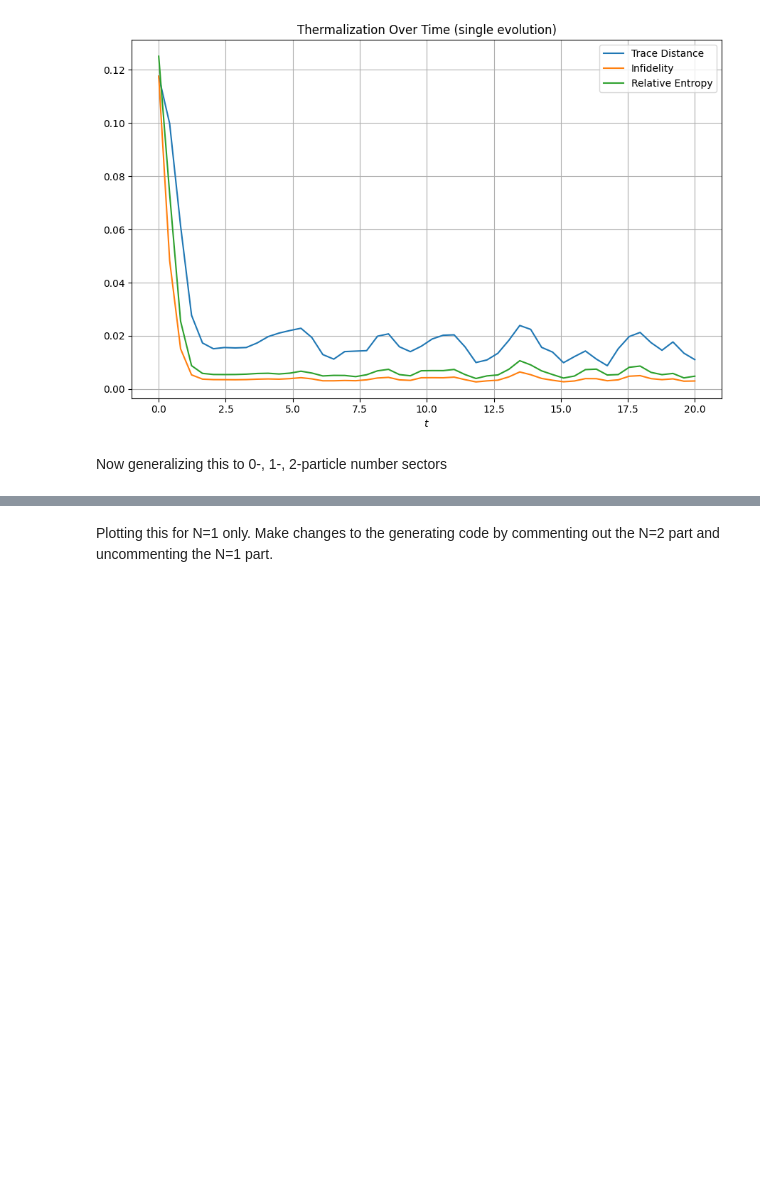
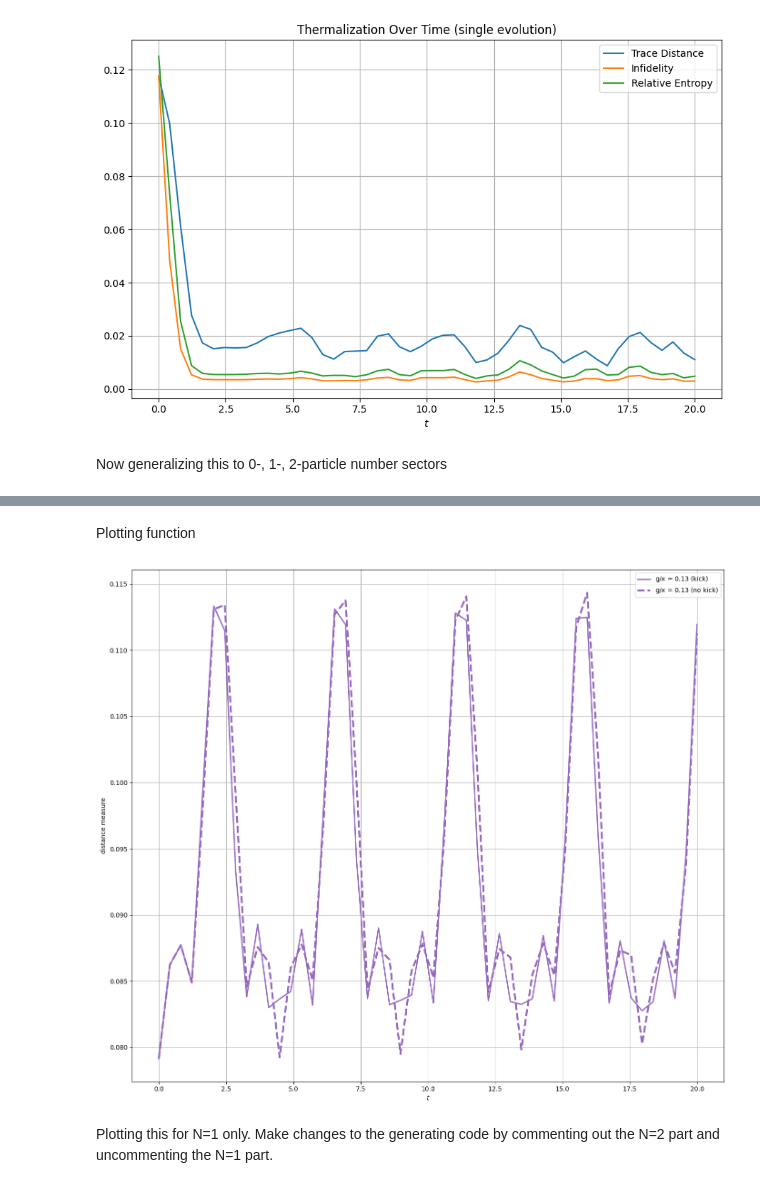
Before and after one commit to SameerD-phys/thermalized_bipolaritons, a Jupyter notebook: scripts/therm_polaritons.ipynb, the cells around one changed output, grey strips where cells are left out. Saved outputs shown, nothing was run; the diff lists cells and outputs as text; code cells hidden in the pictures; blank space fills up the shorter version.

```diff
--- a/scripts/therm_polaritons.ipynb
+++ b/scripts/therm_polaritons.ipynb
@@ -767,3 +963,40 @@ plt.show()
+# %% [markdown]
+Plotting function
+# %%
+plt.figure(figsize=(14, 12))
+
+for i, kappa in enumerate(kappa_vals):
+    color = plt.gca()._get_lines.get_next_color()  # grab next color ONCE
+    ratio = kappa / k_fit
+    if i == 4:
+        plt.plot(times, D_all_kick[i], '-',  color=color, label=fr'g/$\kappa$ = {ratio:.3g} (kick)', linewidth=2)
+        plt.plot(times, D_all[i],      '--', color=color, label=fr'g/$\kappa$ = {ratio:.3g} (no kick)', linewidth=3)
+
+plt.xlabel(r'$t$')
+plt.ylabel('distance measure')
+plt.legend()
+plt.grid(True)
+plt.tight_layout()
+plt.show()
+
+# Observation: Jan 25th, 10pm: I don't see a noticable difference when adding phase kicks to this.
+# Maybe it is because the GUE makes the exciton Hamiltonian maximally chaotic and does not leave
+# room for dephasing to bring any significant difference.
+
+# Observation: Jan 25th, 10:06pm: Maybe there is something special about kappa=0.5. I plotted till
+# time=20 with 10 kappa values and around \kappa=0.05, the distance measure ends with some gap than
+# the other lines. Indication of a phase transition?
+
+# Observation: Jan 26th, 6:13pm: As I scale up the strength of the GUE, I get more g/kappa room to retain
+# thermalization.
+
+# Observation, Jan 6:44pm: Phase-flip helps thermalize lower coupling strengths! The lines coincide for
+# higher coupling strengths, as they should!! This beahvior only becomes apparent at lower scaled
+# GUE Hamiltonians. Else it becomes too non-integrabl and dephasing does not have room to work.
+# Also, I think this would be better probed for a non-GUE Hamiltonian, like a NNN Hamiltonian but that's
+# less physical.
+# %% [output]
+[figure, added]
 # %% [markdown]
 Plotting this for N=1 only. Make changes to the generating code by commenting out the N=2 part and uncommenting the N=1 part.
 # %%
```
Also changed, not shown: parts of 7 cells of this notebook.
